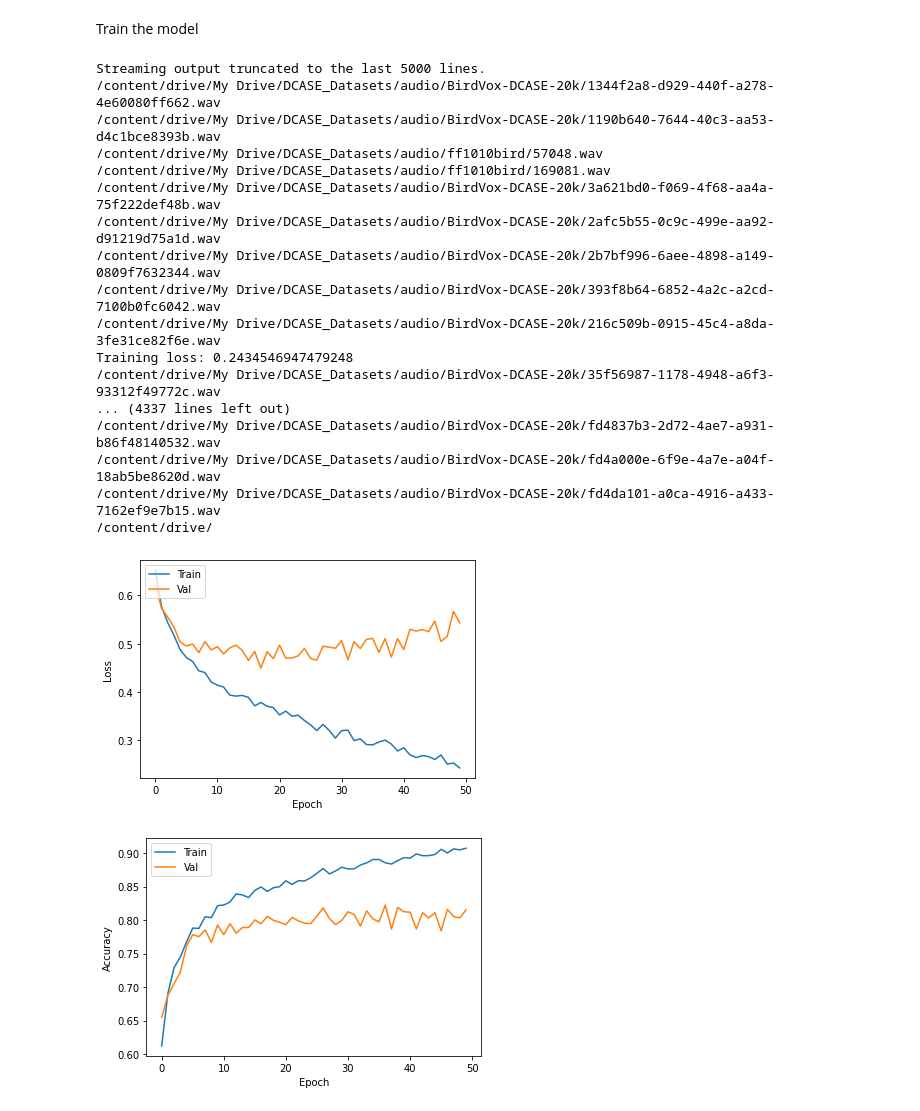
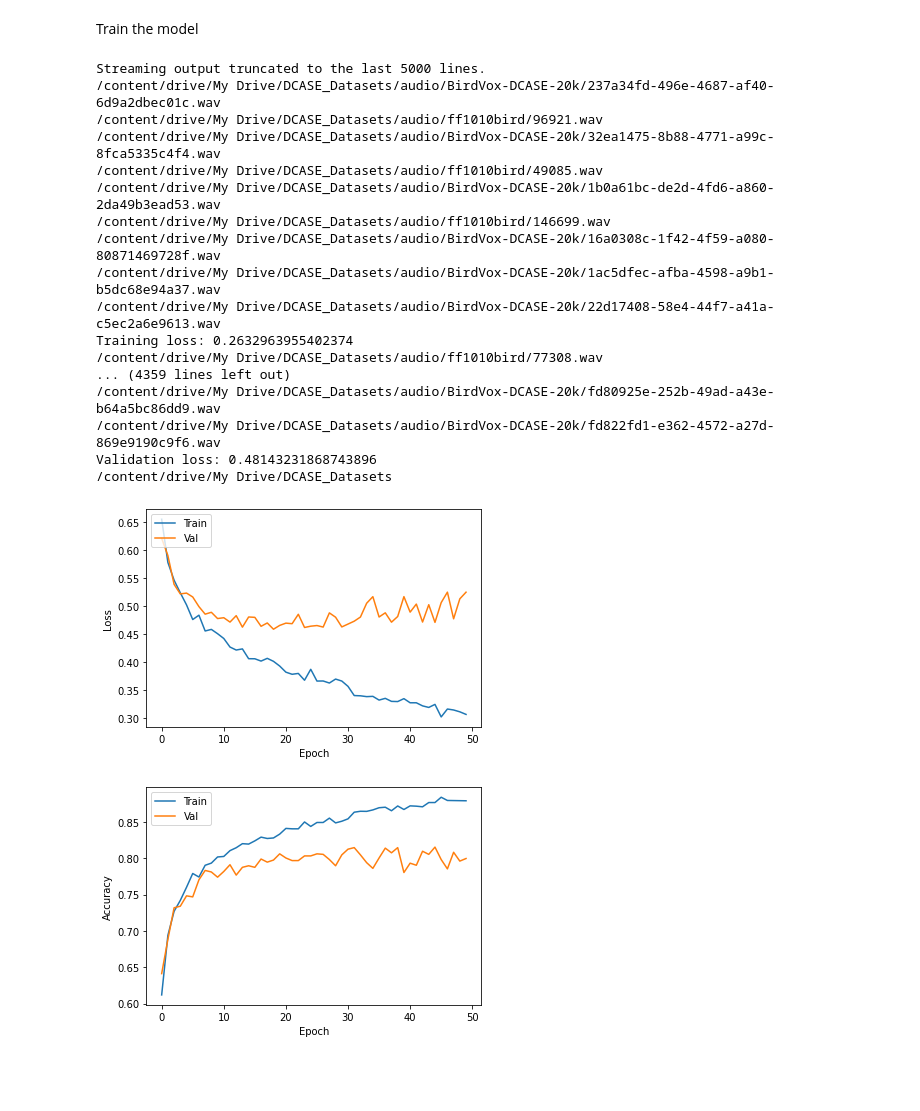
Before and after one commit to edward-h-81/bird_sound_detection, a Jupyter notebook: cnn_pytorch/train_binary_uky_val.ipynb, the cells around one changed output. Drawn from its saved outputs; the diff is of its cells as text; code cells hidden in the pictures; blank space fills up the shorter version.

Commit message:
50 epochs with tf mask, loss and accuracy plots

```diff
--- a/cnn_pytorch/train_binary_uky_val.ipynb
+++ b/cnn_pytorch/train_binary_uky_val.ipynb
@@ -166,15 +166,15 @@ def train_single_epoch(model, data_loader, loss_fn, optimiser, device, sigmoid):
     for input, target in data_loader:
         input, target = input.to(device), target.to(device)
 
-        # for index, signal in enumerate(input):
-        #   # seed(1)
-        #   value = random()
+        for index, signal in enumerate(input):
+          # seed(1)
+          value = random()
 
-        #   if value > 0.75:
-        #     signal = t1masking(signal)
-        #     signal = t2masking(signal)
-        #     signal = fmasking(signal)
-        #     input[index] = signal
+          if value > 0.75:
+            signal = t1masking(signal)
+            signal = t2masking(signal)
+            signal = fmasking(signal)
+            input[index] = signal
 
 
         # def plot_spectrogram(spec, title=None, ylabel='freq_bin', aspect='auto', xmax=None):
@@ -328,51 +328,51 @@ if __name__ == "__main__":
     # initialise loss funtion + optimiser
     # loss_fn = nn.BCELoss()
     loss_fn = nn.BCEWithLogitsLoss()
     optimiser = torch.optim.Adam(cnn.parameters(),
                                  lr=LEARNING_RATE)
 
     # train model
     training_and_validation(cnn, train_dataloader, val_dataloader, loss_fn, optimiser, device, EPOCHS, sigmoid)
 
     # save model
     torch.save(cnn.state_dict(), "/content/drive/My Drive/MSc_Project_Colab/BAD_PyTorch/cnn.pth")
     print("Trained cnn saved at cnn.pth")
 
     # plot the loss over train and validation dataset
     plt.plot(train_x, train_loss_y)
     plt.plot(val_x, val_loss_y)
     plt.xlabel("Epoch")
     plt.ylabel("Loss")
     plt.legend(["Train", "Val"], loc=2)
     plt.show()
 
     # plot the accuracy over train and validation dataset
     plt.plot(train_x, train_acc_y)
     plt.plot(val_x, val_acc_y)
     plt.xlabel("Epoch")
     plt.ylabel("Accuracy")
     plt.legend(["Train", "Val"], loc=2)
     plt.show()
 # %% [output]
 Streaming output truncated to the last 5000 lines.
-/content/drive/My Drive/DCASE_Datasets/audio/BirdVox-DCASE-20k/1344f2a8-d929-440f-a278-4e60080ff662.wav
-/content/drive/My Drive/DCASE_Datasets/audio/BirdVox-DCASE-20k/1190b640-7644-40c3-aa53-d4c1bce8393b.wav
-/content/drive/My Drive/DCASE_Datasets/audio/ff1010bird/57048.wav
-/content/drive/My Drive/DCASE_Datasets/audio/ff1010bird/169081.wav
-/content/drive/My Drive/DCASE_Datasets/audio/BirdVox-DCASE-20k/3a621bd0-f069-4f68-aa4a-75f222def48b.wav
-/content/drive/My Drive/DCASE_Datasets/audio/BirdVox-DCASE-20k/2afc5b55-0c9c-499e-aa92-d91219d75a1d.wav
-/content/drive/My Drive/DCASE_Datasets/audio/BirdVox-DCASE-20k/2b7bf996-6aee-4898-a149-0809f7632344.wav
-/content/drive/My Drive/DCASE_Datasets/audio/BirdVox-DCASE-20k/393f8b64-6852-4a2c-a2cd-7100b0fc6042.wav
-/content/drive/My Drive/DCASE_Datasets/audio/BirdVox-DCASE-20k/216c509b-0915-45c4-a8da-3fe31ce82f6e.wav
-Training loss: 0.2434546947479248
-/content/drive/My Drive/DCASE_Datasets/audio/BirdVox-DCASE-20k/35f56987-1178-4948-a6f3-93312f49772c.wav
-... (4337 lines left out)
-/content/drive/My Drive/DCASE_Datasets/audio/BirdVox-DCASE-20k/fd4837b3-2d72-4ae7-a931-b86f48140532.wav
-/content/drive/My Drive/DCASE_Datasets/audio/BirdVox-DCASE-20k/fd4a000e-6f9e-4a7e-a04f-18ab5be8620d.wav
-/content/drive/My Drive/DCASE_Datasets/audio/BirdVox-DCASE-20k/fd4da101-a0ca-4916-a433-7162ef9e7b15.wav
-/content/drive/
+/content/drive/My Drive/DCASE_Datasets/audio/BirdVox-DCASE-20k/237a34fd-496e-4687-af40-6d9a2dbec01c.wav
+/content/drive/My Drive/DCASE_Datasets/audio/ff1010bird/96921.wav
+/content/drive/My Drive/DCASE_Datasets/audio/BirdVox-DCASE-20k/32ea1475-8b88-4771-a99c-8fca5335c4f4.wav
+/content/drive/My Drive/DCASE_Datasets/audio/ff1010bird/49085.wav
+/content/drive/My Drive/DCASE_Datasets/audio/BirdVox-DCASE-20k/1b0a61bc-de2d-4fd6-a860-2da49b3ead53.wav
+/content/drive/My Drive/DCASE_Datasets/audio/ff1010bird/146699.wav
+/content/drive/My Drive/DCASE_Datasets/audio/BirdVox-DCASE-20k/16a0308c-1f42-4f59-a080-80871469728f.wav
+/content/drive/My Drive/DCASE_Datasets/audio/BirdVox-DCASE-20k/1ac5dfec-afba-4598-a9b1-b5dc68e94a37.wav
+/content/drive/My Drive/DCASE_Datasets/audio/BirdVox-DCASE-20k/22d17408-58e4-44f7-a41a-c5ec2a6e9613.wav
+Training loss: 0.2632963955402374
+/content/drive/My Drive/DCASE_Datasets/audio/ff1010bird/77308.wav
+... (4359 lines left out)
+/content/drive/My Drive/DCASE_Datasets/audio/BirdVox-DCASE-20k/fd80925e-252b-49ad-a43e-b64a5bc86dd9.wav
+/content/drive/My Drive/DCASE_Datasets/audio/BirdVox-DCASE-20k/fd822fd1-e362-4572-a27d-869e9190c9f6.wav
+Validation loss: 0.48143231868743896
+/content/drive/My Drive/DCASE_Datasets
-[figure, old version]
+[figure, new version]
-[figure, old version]
+[figure, new version]
 # %%
 import torch
 import torchaudio
```
Also changed, not shown: parts of 1 cell of this notebook, 1 other file.
